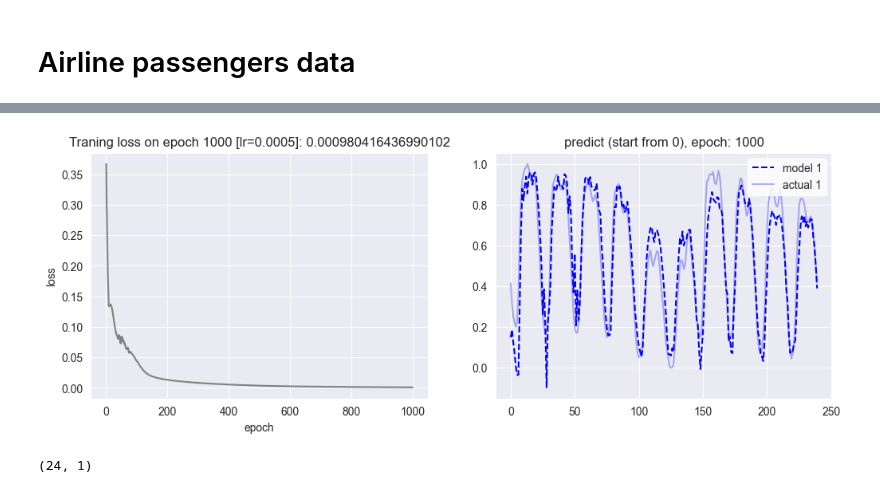
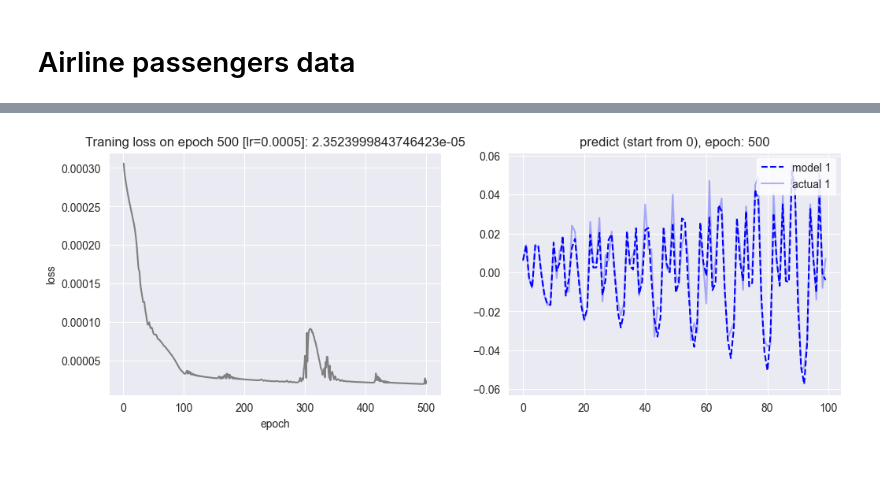
Before and after one commit to Ali623/comparative-analysis-energy-timeseries-forecasting-semml, a Jupyter notebook: hcnn/examples/hcnn_example.ipynb, the cells around one changed output, grey strips where cells are left out. Cells and saved outputs as stored; diff of their text form; code cells hidden in the pictures; blank space fills up the shorter version.

```diff
--- a/hcnn/examples/hcnn_example.ipynb
+++ b/hcnn/examples/hcnn_example.ipynb
@@ -1,3 +1,15 @@
+# %%
+import numpy as np
+import pandas as pd
+import matplotlib.pyplot as plt
+from matplotlib import colors as mcolors
+% matplotlib inline
+import seaborn as sns
+color = sns.color_palette()
+sns.set_style('darkgrid')
+
+from hcnn.hcnn import HCNN
+from hcnn.loss_functions import LogCosh
 # %%
 import numpy as np
 import pandas as pd
@@ -101,0 +76,5 @@ data_train.shape
+# %%
+df = pd.read_csv(r"F:\hcnn\hcnn\examples\international-airline-passengers.csv", index_col=0)
+df.index = range(0, len(df))
+df /= 1000
+df.plot()
@@ -101,0 +84,10 @@ data_train.shape
+# %%
+data = df.diff()  # remove trend
+data = data.iloc[1:]
+train_test_split_index = 100
+data_train = data[:train_test_split_index]
+
+fig, ax = plt.subplots()
+data.plot(ax=ax, title='data.diff() - trend removed')
+data_train.rename(columns={c:'{}__train'.format(c) for c in data_train.columns}).plot(ax=ax, color='g')
+plt.show()
@@ -102,15 +96,13 @@ data_train.shape
 # %%
-hcnn = HCNN(data_dim=data_train.shape[1], hidden_dim=200, sparsity=0, init_state_trainable=False)
+hcnn = HCNN(data_dim=data_train.shape[1], hidden_dim=100, sparsity=0.5, init_state_trainable=False)
 init_state = hcnn.init_state()
 # %%
-import torch
-
 train_loss = hcnn.train(
     data_train.values,
     init_state,
-    lr=0.0005, epochs=1000,
-    criterion=torch.nn.MSELoss(), #LogCosh.apply,
+    lr=0.0005, epochs=500,
+    criterion=LogCosh.apply,
     plot_pred_train=True
 )
 # %% [output]
-[figure, old version]
+[figure, new version]
@@ -120,4 +108,0 @@ y_pred = hcnn.sample(init_state, len(data_train))
-# %%
-y_pred_test.shape
-# %% [output]
-(24, 1)
```
Also changed, not shown: parts of 25 cells of this notebook, 9 other files.
